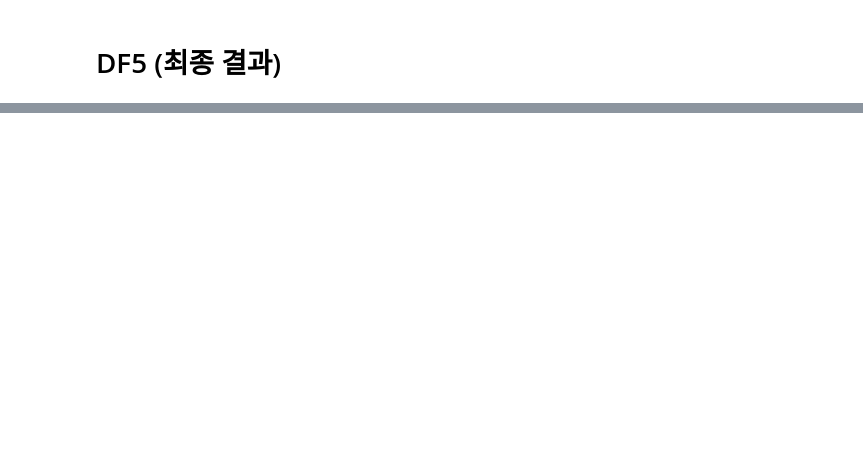
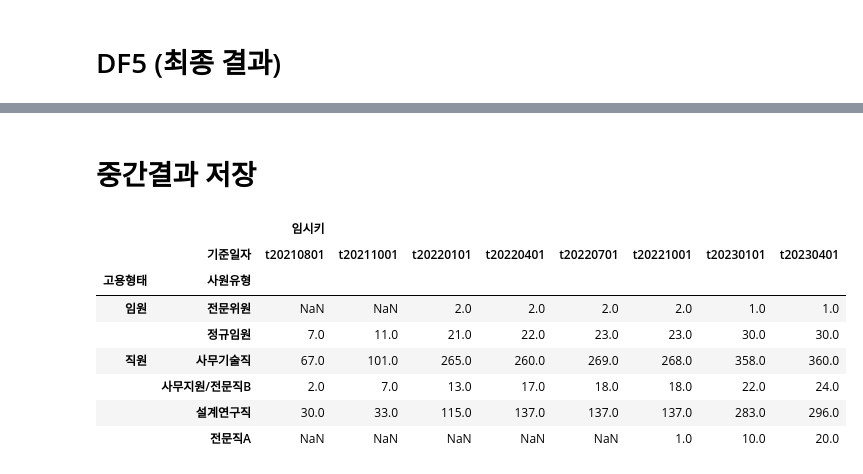
Before and after one commit to kstyle2198/hr, a Jupyter notebook: jupyter/preprocessing1.ipynb, the cells around one changed output, grey strips where cells are left out. Saved outputs shown, nothing was run; the diff lists cells and outputs as text; code cells hidden in the pictures; blank space fills up the shorter version.

```diff
--- a/jupyter/preprocessing1.ipynb
+++ b/jupyter/preprocessing1.ipynb
@@ -400,7 +445,7 @@ df1["사원유형"].value_counts()
 ## 현대인프라팀명 추출후 부서칼럼에 저장 (3사별 조작 칼럼을 동일하게 맞추기 위해)
 # %%
 # HDI는 부서 칼럼값이 없어서 소속 정보에서 ~"팀" "부"로 끝나는 팀명을 추출하여 부서 칼럼값으로 넣기
-# df1["부서"] = df1.apply(현대인프라팀명추출, axis=1)
+df1["부서"] = df1.apply(현대인프라팀명추출, axis=1)
 # df1[df1["회사"]=="HDI"]["부서"].unique()
 # %% [markdown]
 ## 회사별 Unique 팀명 추출후 데이터프레임 통합 (Level1, Level2 그룹핑 검토용)
@@ -473,17 +522,3 @@ def new_birthday(kf):
         return 생년월일
 # %%
 df2 = pd.merge(df1,grouping_df, on=['회사','부서'], how='left')
-# 안쓰는 칼럼 날리고
-df2.drop(['부문','열1','사업본부(지원)','소속', '직군'], axis=1, inplace=True)
-# 팀 상위그룹핑 칼럼 추가
-# df2.fillna("", inplace=True)
-df2["Level1"].fillna("직할", inplace=True)
-df2["Level2"].fillna("직할", inplace=True)
-df2["그룹핑"] = df2["Level1"].str.cat(df2["Level2"],sep='_',na_rep="직할")
-df2["새생년월일"] = df2.apply(new_birthday, axis=1)
-df2["임시키"] = df2["새생년월일"].astype('str')+df2["성명"]
-df2["임시키"] = df2["임시키"].apply(temp_key)
-df2["연령"] = df2[["기준일자","새생년월일"]].astype('str').apply(get_age, axis=1)
-df2["연령대"] = df2["연령"].apply(add_age_range)
-df2["승급년도"] = df2["승급일자"].apply(get_승급년도)
-df2["승급년차"] = df2[["기준일자","승급년도"]].apply(get_승급년차, axis=1)
@@ -490,2 +530,17 @@ df2["승급년차"] = df2[["기준일자","승급년도"]].apply(get_승급년
+# %%
+# 안쓰는 칼럼 날리고
+df2.drop(['부문','열','사업본부(지원)','소속', '직군'], axis=1, inplace=True)
+# 팀 상위그룹핑 칼럼 추가
+# df2.fillna("", inplace=True)
+df2["Level1"].fillna("직할", inplace=True)
+df2["Level2"].fillna("직할", inplace=True)
+df2["그룹핑"] = df2["Level1"].str.cat(df2["Level2"],sep='_',na_rep="직할")
+df2["새생년월일"] = df2.apply(new_birthday, axis=1)
+df2["임시키"] = df2["새생년월일"].astype('str')+df2["성명"]
+df2["임시키"] = df2["임시키"].apply(temp_key)
+df2["연령"] = df2[["기준일자","새생년월일"]].astype('str').apply(get_age, axis=1)
+df2["연령대"] = df2["연령"].apply(add_age_range)
+df2["승급년도"] = df2["승급일자"].apply(get_승급년도)
+df2["승급년차"] = df2[["기준일자","승급년도"]].apply(get_승급년차, axis=1)
 # %%
 df2.info()
@@ -642,5 +791,5 @@ df4["겸직임원체크"] = df4['rowid'].apply(겸직임원체크1)
 # %% [markdown]
 # DF5 (최종 결과)
 # %%
-df5 = df4[['임시키','기준일자','회사','고용형태','사원유형','직급','승급일자','승급년도','승급년차','성명','성별','Level1', 'Level2','그룹핑','연령','연령대','겸직임원체크']]
-df5.head(3)
+df5 = df4[['임시키','기준일자','회사','고용형태','사원유형','직급','승급일자','승급년도','승급년차','부서','사번','성명','성별','Level1', 'Level2','그룹핑','연령','연령대','겸직임원체크']]
+# df5.head(3)
@@ -655 +830,3 @@ df5.loc[(df5["회사"]=="HCE") & (df5["고용형태"] == "임원") & (df5["기
+# %% [markdown]
+# 중간결과 저장
 # %%
@@ -657,5 +838,15 @@ df5.loc[(df5["회사"]=="HCE") & (df5["고용형태"] == "임원") & (df5["기
 # %%
-pdf1 = pd.pivot_table(df5[df5["회사"]=="HCE"], index=['고용형태','사원유형'], values=['임시키'], columns = ["기준일자"], aggfunc='count')
+pdf1 = pd.pivot_table(df5[df5["회사"]=="HDX"], index=['고용형태','사원유형'], values=['임시키'], columns = ["기준일자"], aggfunc='count')
 pdf1
+# %% [output]
+|  |  | 임시키 |  |  |  |  |  |  |  |
+|  | 기준일자 | t20210801 | t20211001 | t20220101 | t20220401 | t20220701 | t20221001 | t20230101 | t20230401 |
+| 고용형태 | 사원유형 |  |  |  |  |  |  |  |  |
+| 임원 | 전문위원 | NaN | NaN | 2.0 | 2.0 | 2.0 | 2.0 | 1.0 | 1.0 |
+|  | 정규임원 | 7.0 | 11.0 | 21.0 | 22.0 | 23.0 | 23.0 | 30.0 | 30.0 |
+| 직원 | 사무기술직 | 67.0 | 101.0 | 265.0 | 260.0 | 269.0 | 268.0 | 358.0 | 360.0 |
+|  | 사무지원/전문직B | 2.0 | 7.0 | 13.0 | 17.0 | 18.0 | 18.0 | 22.0 | 24.0 |
+|  | 설계연구직 | 30.0 | 33.0 | 115.0 | 137.0 | 137.0 | 137.0 | 283.0 | 296.0 |
+|  | 전문직A | NaN | NaN | NaN | NaN | NaN | 1.0 | 10.0 | 20.0 |
 # %%
 pdf1.reset_index()
```
Also changed, not shown: parts of 62 cells of this notebook, 9 other files.
